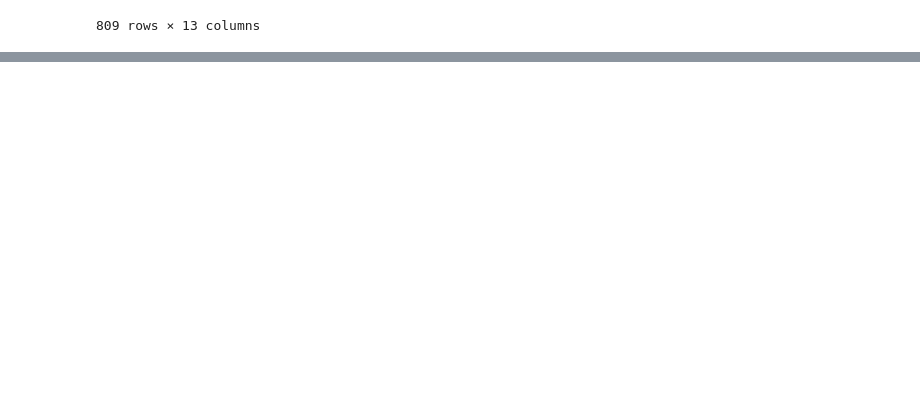
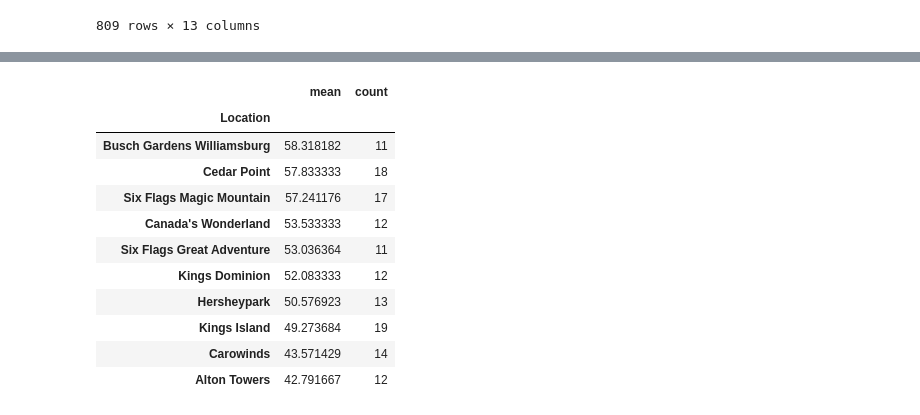
Before and after one commit to benkaan001/pandas_and_beyond, a Jupyter notebook: analyze_data/00_rollercoaster.ipynb, the cells around one changed output, grey strips where cells are left out. Saved outputs shown, nothing was run; the diff lists cells and outputs as text; code cells hidden in the pictures; blank space fills up the shorter version.

```diff
--- a/analyze_data/00_rollercoaster.ipynb
+++ b/analyze_data/00_rollercoaster.ipynb
@@ -656,0 +755,20 @@ df.query('Location != "Other"')
+# %%
+# sort the output by avg Speed_Mph
+df.query('Location != "Other"') \
+    .groupby('Location')['Speed_Mph']   \
+    .agg(['mean', 'count']) \
+    .query('count >= 10')   \
+    .sort_values('mean', ascending=False)
+# %% [output]
+|  | mean | count |
+| Location |  |  |
+| Busch Gardens Williamsburg | 58.318182 | 11 |
+| Cedar Point | 57.833333 | 18 |
+| Six Flags Magic Mountain | 57.241176 | 17 |
+| Canada's Wonderland | 53.533333 | 12 |
+| Six Flags Great Adventure | 53.036364 | 11 |
+| Kings Dominion | 52.083333 | 12 |
+| Hersheypark | 50.576923 | 13 |
+| Kings Island | 49.273684 | 19 |
+| Carowinds | 43.571429 | 14 |
+| Alton Towers | 42.791667 | 12 |
```
Also changed, not shown: parts of 11 cells of this notebook.
